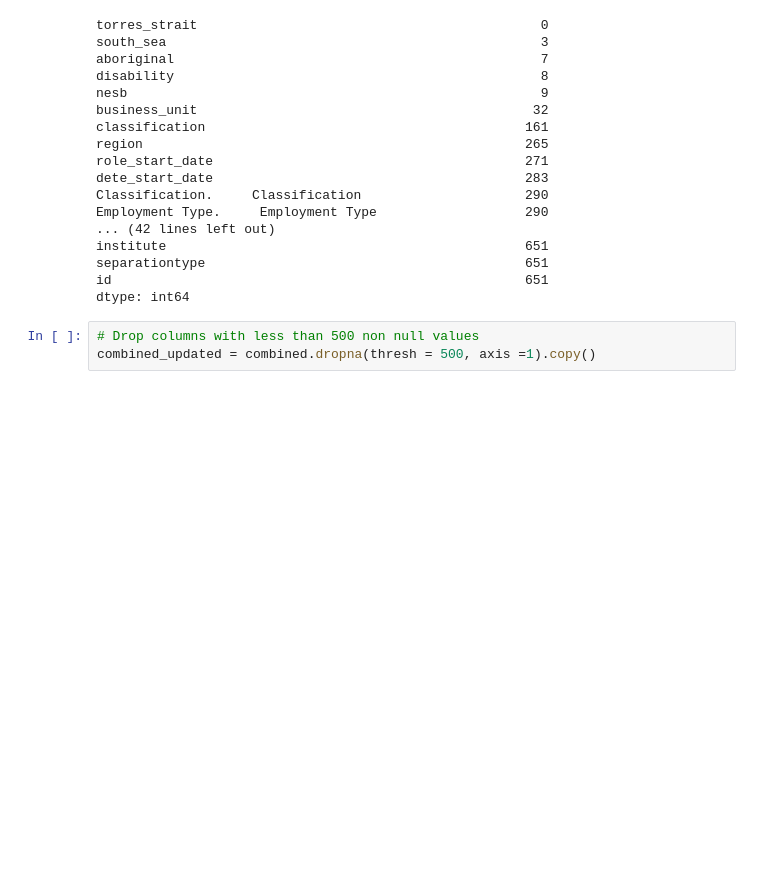
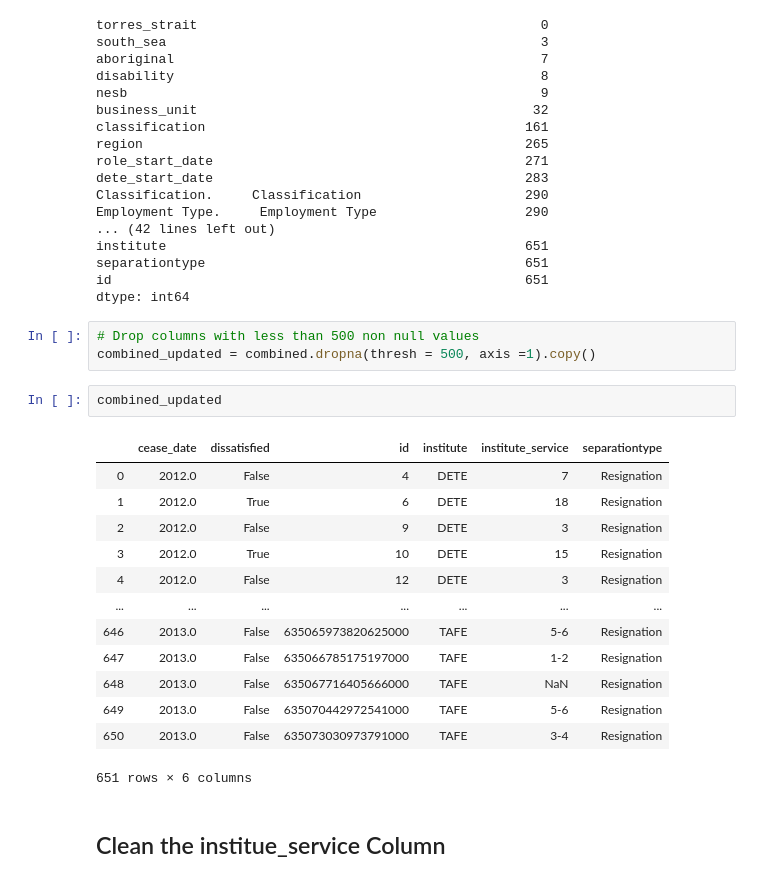
Before and after one commit to Clemo97/employee-exit-survey-analysis, a Jupyter notebook: employee-exit-survey-analysis.ipynb, the cells around one changed output. Saved outputs shown, nothing was run; the diff lists cells and outputs as text; blank space fills up the shorter version.

```diff
--- a/employee-exit-survey-analysis.ipynb
+++ b/employee-exit-survey-analysis.ipynb
@@ -629,3 +630,21 @@ dtype: int64
 # %%
 # Drop columns with less than 500 non null values
 combined_updated = combined.dropna(thresh = 500, axis =1).copy()
+# %%
+combined_updated
+# %% [output]
+|  | cease_date | dissatisfied | id | institute | institute_service | separationtype |
+| 0 | 2012.0 | False | 4 | DETE | 7 | Resignation |
+| 1 | 2012.0 | True | 6 | DETE | 18 | Resignation |
+| 2 | 2012.0 | False | 9 | DETE | 3 | Resignation |
+| 3 | 2012.0 | True | 10 | DETE | 15 | Resignation |
+| 4 | 2012.0 | False | 12 | DETE | 3 | Resignation |
+| ... | ... | ... | ... | ... | ... | ... |
+| 646 | 2013.0 | False | 635065973820625000 | TAFE | 5-6 | Resignation |
+| 647 | 2013.0 | False | 635066785175197000 | TAFE | 1-2 | Resignation |
+| 648 | 2013.0 | False | 635067716405666000 | TAFE | NaN | Resignation |
+| 649 | 2013.0 | False | 635070442972541000 | TAFE | 5-6 | Resignation |
+| 650 | 2013.0 | False | 635073030973791000 | TAFE | 3-4 | Resignation |
+651 rows × 6 columns
+# %% [markdown]
+## Clean the institue_service Column
```
Also changed, not shown: parts of 19 cells of this notebook, 1 other file.
